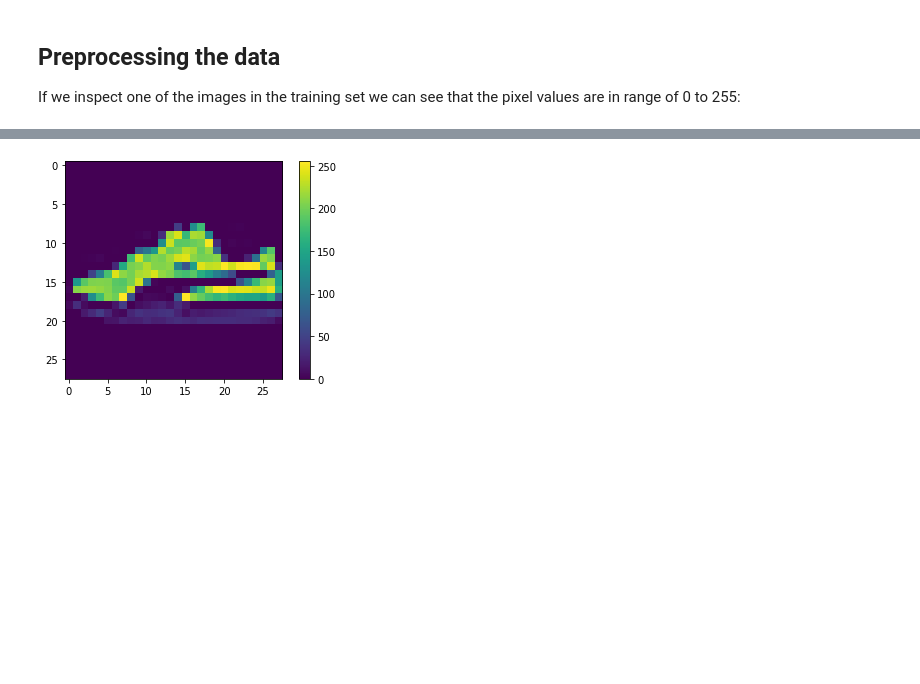
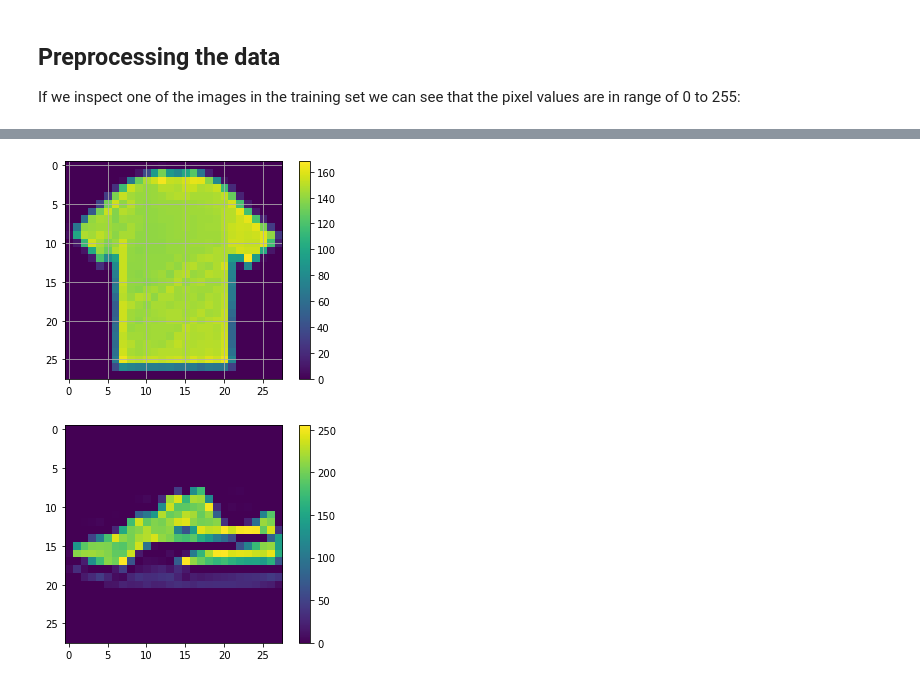
Before and after one commit to MrHencke/DAT158-ML-Oblig2-ML, a Jupyter notebook: main.ipynb, the cells around one changed output, grey strips where cells are left out. Drawn from its saved outputs; the diff is of its cells as text; code cells hidden in the pictures; blank space fills up the shorter version.

```diff
--- a/main.ipynb
+++ b/main.ipynb
@@ -208,3 +208,6 @@ X_train, X_test, y_train, y_test = train_test_split(x,y,test_size=0.20)
 # %% [markdown]
 ## Preprocessing the data
 If we inspect one of the images in the training set we can see that the pixel values are in range of 0 to 255:
+# %%
+data = np.loadtxt("message.txt", dtype=str)
+data = data.astype(int)
@@ -211,3 +234,11 @@ If we inspect one of the images in the training set we can see that the pixel va
+# %%
+plt.figure()
+plt.imshow(data)
+plt.colorbar()
+plt.grid()
+plt.show()
+# %% [output]
+[figure, added]
 # %%
 plt.figure()
 plt.imshow(X_train[0].reshape(28,28))
```
Also changed, not shown: parts of 3 cells of this notebook, 3 other files.
